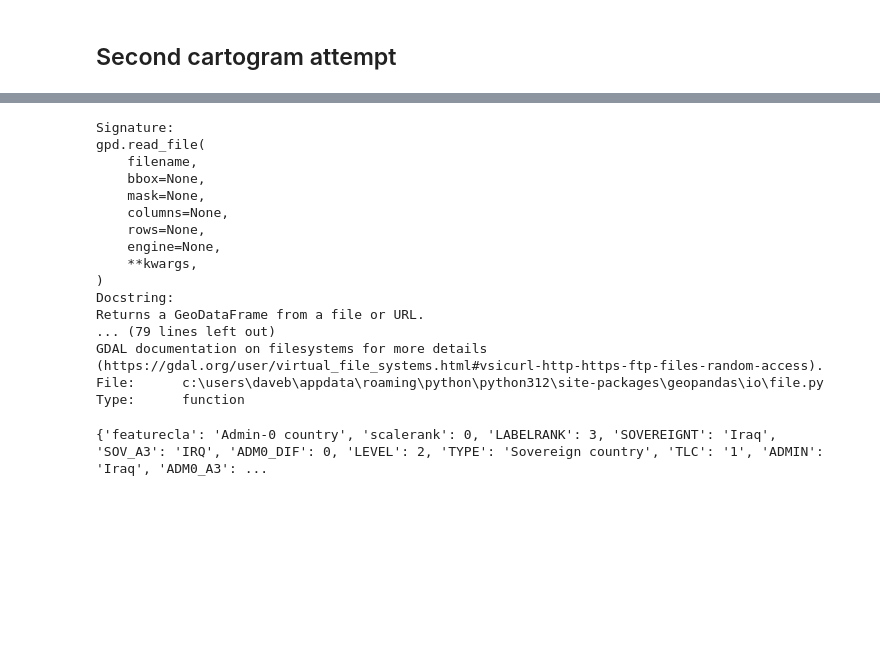
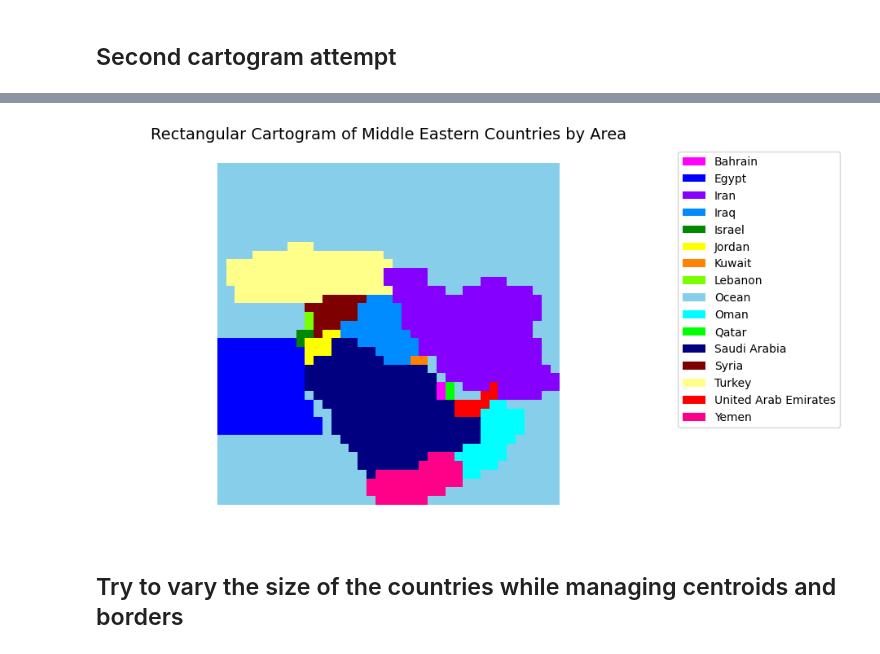
Before and after one commit to dbabbitt/StatsByCountry, a Jupyter notebook: rectangular_cartograms/Rectangular Cartogram of Middle Eastern Countries by Population.ipynb, the cells around one changed output, grey strips where cells are left out. Saved outputs shown, nothing was run; the diff lists cells and outputs as text; code cells hidden in the pictures; blank space fills up the shorter version.

```diff
--- a/rectangular_cartograms/Rectangular Cartogram of Middle Eastern Countries by Population.ipynb
+++ b/rectangular_cartograms/Rectangular Cartogram of Middle Eastern Countries by Population.ipynb
@@ -1080,31 +334,4 @@ plt.show()
-# %%
-
-gpd.read_file?
-# %% [output]
-Signature:
-gpd.read_file(
-    filename,
-    bbox=None,
-    mask=None,
-    columns=None,
-    rows=None,
-    engine=None,
-    **kwargs,
-)
-Docstring:
-Returns a GeoDataFrame from a file or URL.
-... (79 lines left out)
-GDAL documentation on filesystems for more details
-(https://gdal.org/user/virtual_file_systems.html#vsicurl-http-https-ftp-files-random-access).
-File:      c:\users\daveb\appdata\roaming\python\python312\site-packages\geopandas\io\file.py
-Type:      function
-# %%
-
-file_path = osp.abspath(osp.join(nu.data_folder, 'dbf', 'ne_10m_admin_0_countries.dbf'))
-df = gpd.read_file(file_path)
-country_name = 'Iraq'
-country_pattern = re.compile(r'\b' + country_name + r'\b')
-columns_list = nu.get_regexed_columns(df, country_pattern)
-nu.get_regexed_dataframe(df, columns_list, country_pattern).dropna(how='all', axis='columns').T.to_dict()[89]
-# %% [output]
-{'featurecla': 'Admin-0 country', 'scalerank': 0, 'LABELRANK': 3, 'SOVEREIGNT': 'Iraq', 'SOV_A3': 'IRQ', 'ADM0_DIF': 0, 'LEVEL': 2, 'TYPE': 'Sovereign country', 'TLC': '1', 'ADMIN': 'Iraq', 'ADM0_A3': ...
+# %%
+
+# Merge the country grid data frame with the polygon grid data frame
+xy_unit_country_name_polygons_df = nu.load_object('xy_unit_country_name_polygons_df')
@@ -1110,0 +341,43 @@ nu.get_regexed_dataframe(df, columns_list, country_pattern).dropna(how='all', ax
+# %%
+
+from shapely.geometry.polygon import Polygon
+
+# Create a rectangular cartogram of middle eastern countries by area using our spaced colors
+fig, ax = plt.subplots(figsize=(9, 6))
+alpha = 1.0
+
+# Set to keep track of added labels
+added_labels = set()
+
+for row_index, row_series in xy_unit_country_name_polygons_df.iterrows():
+    country_name = row_series.country_name
+    polygon = row_series.polygon
+    assert isinstance(polygon, Polygon)
+    xs, ys = polygon.exterior.xy
+
+    # Only add the label if it hasn't been added yet
+    if country_name not in added_labels:
+        ax.fill(xs, ys, alpha=alpha, fc=hex_color_dict[country_name], ec='none', label=country_name)
+        added_labels.add(country_name)
+    else:
+        ax.fill(xs, ys, alpha=alpha, fc=hex_color_dict[country_name], ec='none')
+
+# Get the handles and labels from the plot
+handles, labels = ax.get_legend_handles_labels()
+
+# Sort the labels and handles alphabetically
+sorted_handles_labels = sorted(zip(labels, handles), key=lambda x: x[0])  # Sort by label (alphabetical order)
+sorted_labels, sorted_handles = zip(*sorted_handles_labels)  # Unzip into two separate lists
+
+# Create the legend with sorted labels
+plt.legend(sorted_handles, sorted_labels, bbox_to_anchor=(1.0, 1.0))
+
+ax.set_aspect('equal', 'datalim')
+plt.title("Rectangular Cartogram of Middle Eastern Countries by Area", fontsize=14)
+plt.axis("off")
+plt.show()
+# %% [output]
+[figure, added]
+# %% [markdown]
+
+## Try to vary the size of the countries while managing centroids and borders
```
Also changed, not shown: parts of 59 cells of this notebook, 7 other files.
